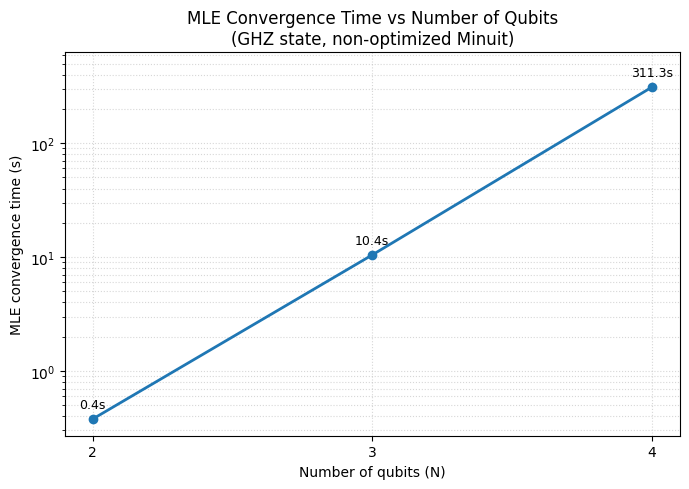
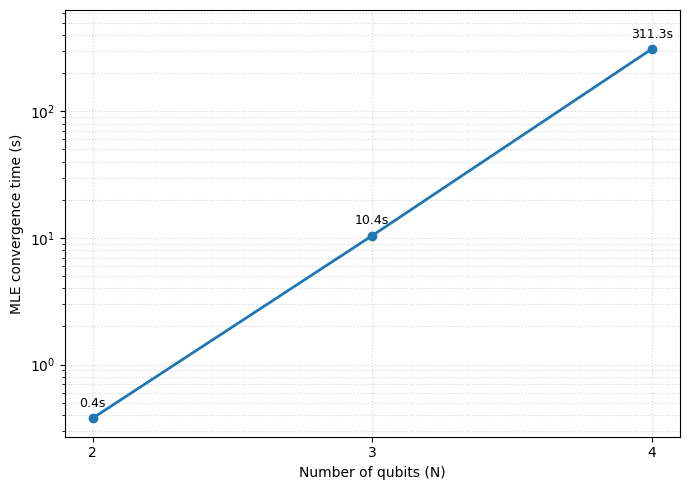
The notebook cell's code change between the first figure and the second:
--- before
+++ after
@@ -15,5 +15,5 @@
 
 # - title -
-ax.set_title('MLE Convergence Time vs Number of Qubits\n(GHZ state, non-optimized Minuit)')
+# ax.set_title('MLE Convergence Time vs Number of Qubits\n(GHZ state, non-optimized Minuit)')
 
 for _, row in df_time.iterrows():

Commit: remove plot titles, file cleaning